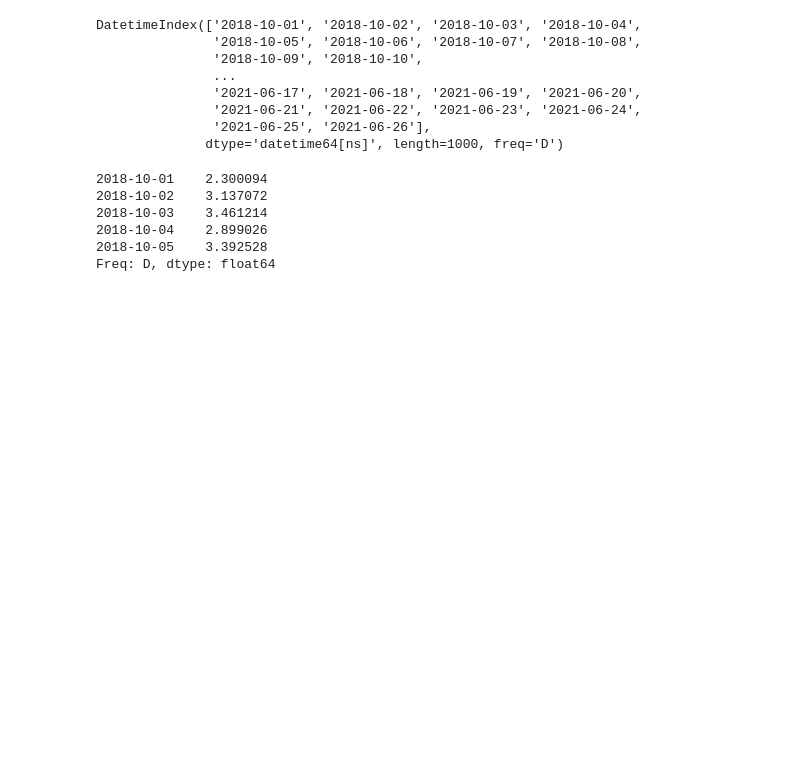
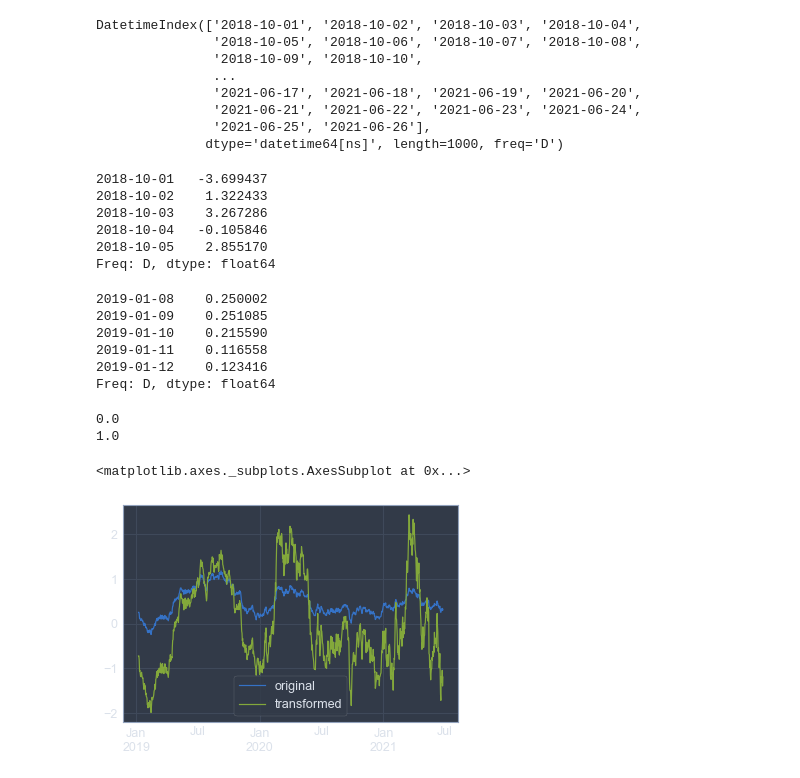
Before and after one commit to onlyphantom/WebAnalytics, a Jupyter notebook: panda_documentation.ipynb, the cells around one changed output. Saved outputs shown, nothing was run; the diff lists cells and outputs as text; code cells hidden in the pictures; blank space fills up the shorter version.

Commit message:
+ matplotlib and more groupby examples

```diff
--- a/panda_documentation.ipynb
+++ b/panda_documentation.ipynb
@@ -261,14 +262,48 @@ DatetimeIndex(['2018-10-01', '2018-10-02', '2018-10-03', '2018-10-04',
 # %%
 # loc = mean; scale = sd
 np.random.seed(100)
-ts = pd.Series(data=np.random.normal(loc=3, scale=0.4, size=1000), index=index)
+ts = pd.Series(data=np.random.normal(loc=0.5, scale=2.4, size=1000), index=index)
 ts.head()
 # %% [output]
-2018-10-01    2.300094
-2018-10-02    3.137072
-2018-10-03    3.461214
-2018-10-04    2.899026
-2018-10-05    3.392528
+2018-10-01   -3.699437
+2018-10-02    1.322433
+2018-10-03    3.267286
+2018-10-04   -0.105846
+2018-10-05    2.855170
 Freq: D, dtype: float64
-# %%
-ts = ts.rolling(window=100)
+# %%
+# rolling window calculation
+ts = ts.rolling(window=100, min_periods=100).mean().dropna()
+ts.head()
+# %% [output]
+2019-01-08    0.250002
+2019-01-09    0.251085
+2019-01-10    0.215590
+2019-01-11    0.116558
+2019-01-12    0.123416
+Freq: D, dtype: float64
+# %%
+# using our own groupby and transform methods
+key = lambda x: x.year
+zscore = lambda x: (x-x.mean()) / x.std()
+
+transformed = ts.groupby(key).transform(zscore)
+# %%
+print(round(transformed.mean(),2))
+print(round(transformed.std(), 2))
+# %% [output]
+0.0
+1.0
+# %%
+%matplotlib inline
+import matplotlib.pyplot as plt
+
+compare = pd.DataFrame({
+    'original': ts,
+    'transformed': transformed
+})
+
+compare.plot()
+# %% [output]
+<matplotlib.axes._subplots.AxesSubplot at 0x...>
+[figure, added]
```
Also changed, not shown: parts of 8 cells of this notebook.
